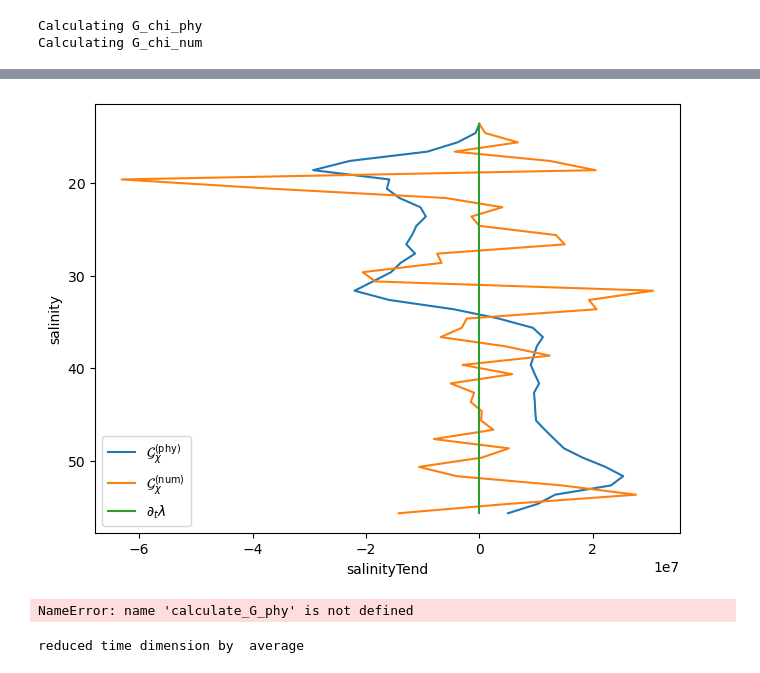
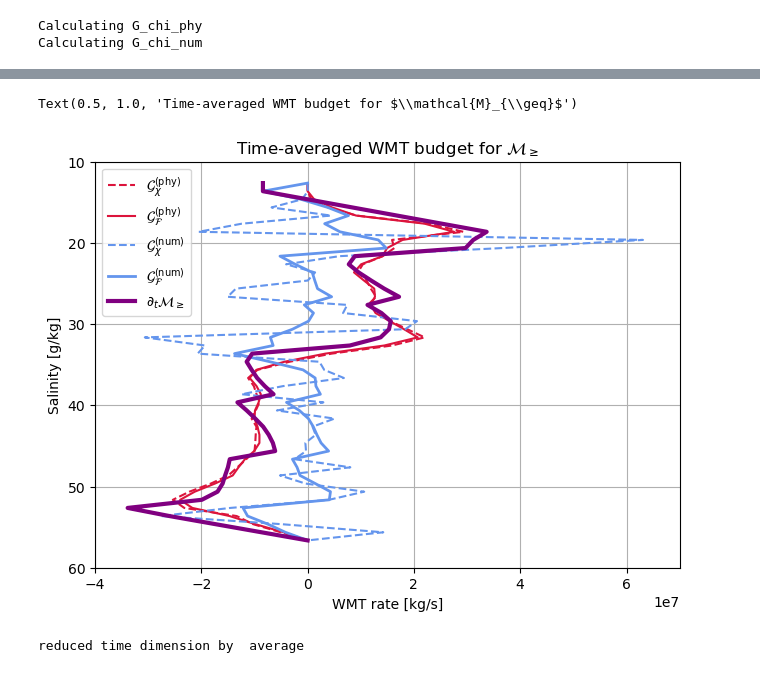
Before and after one commit to kailauyeda/WMT_DVD, a Jupyter notebook: bichan/analysis/preliminary_analysis.ipynb, the cells around one changed output, grey strips where cells are left out. Cells and saved outputs as stored; diff of their text form; code cells hidden in the pictures.

```diff
--- a/bichan/analysis/preliminary_analysis.ipynb
+++ b/bichan/analysis/preliminary_analysis.ipynb
@@ -316,7 +316,7 @@ def calculate_G_F_phy(F_variable, rho_0, mesh, ds_output, target_coord_spacing =
         d_tracerMassFlux = ds_F_volume_int_tendency_transformed[
                                     'cumulative_vol_int_tendency_' + F_variable][:,:,i] - ds_F_volume_int_tendency_transformed[
                                     'cumulative_vol_int_tendency_' + F_variable][:,:,i+1]
-        d_tracerMassFlux_dlambda = d_tracerMassFlux / dlambda
+        d_tracerMassFlux_dlambda = (d_tracerMassFlux / dlambda) * -1e3 # salinityMixTendency has units of 1e-3 / s, need to convert to compare
         G_F_phy.append(d_tracerMassFlux_dlambda)
 
     # this eliminates the first and last entry in salinity_P1 coords
@@ -409,6 +357,7 @@ def calculate_G_chi_mix(chi_variable, rho_0, mesh, ds_output, target_coord_spaci
     dV = mesh.areaCell * mesh.layerThickness.isel(Time=0)
 
     tendency = rho_0 * ds_output[chi_variable] * dV
+    ds_output['salinity'] = ds_output.salinity.ffill(dim= 'nVertLevels', limit = 1)
 
     # +2 to ensure that the upper and lower bins have Gphy = 0
     lower_bound = ds_output.salinity_P1.min() - 2
@@ -474,7 +423,7 @@ def calculate_G_chi_mix(chi_variable, rho_0, mesh, ds_output, target_coord_spaci
     for i in range(0,len(target_coords)-2):
         d_mixingFlux = mixingFlux_da[i,:,:] - mixingFlux_da[i+1,:,:]
         conv_mixingFlux = d_mixingFlux / d_lambda
-        G_chi_mix.append(conv_mixingFlux * 0.5) # by definition, G_chi_mix is multiplied by 1/2
+        G_chi_mix.append(conv_mixingFlux * -0.5) # by definition, G_chi_mix is multiplied by -1/2
 
     # convert G_chi_mix to dataset
     G_chi_mix_ds = (xr.concat(G_chi_mix, dim= 'salinity').assign_coords(salinity = salinity_trimmed)).to_dataset(name='G_chi_' + mixing_type)
@@ -781,19 +568,31 @@ ax.invert_yaxis()
-# %%
-fig,ax = plt.subplots(nrows=1,ncols=1,constrained_layout=True)
-G_phy_comp_ds.sum('nCells').mean(dim='Time').G_chi_phy.plot(y='salinity',label = r'$\mathcal{G}_\chi^{\text{(phy)}}$')
-# G_phy_comp_ds.sum('nCells').mean(dim='Time').G_F_phy_center.plot(y='salinity', label = r'$\mathcal{G}_\mathcal{F}^{\text{(phy)}}$', marker ='x')
-G_phy_comp_ds.sum('nCells').mean(dim='Time').G_chi_num.plot(y='salinity', label = r'$\mathcal{G}_\chi^{\text{(num)}}$')
-# G_F_num.sum('nCells').mean(dim='Time').plot(y='salinity', label = r'$\mathcal{G}_\mathcal{F}^{\text{(num)}}$')
-ds_dt.sum('nCells').mean(dim='Time').salinityTend.plot(y='salinity', label = r'$\partial_t \lambda$')
-
-ax.legend()
-ax.invert_yaxis()
-# %% [output]
-[figure, removed]
-# %%
-G_F_phy_ds, G_chi_phy_ds, G_phy_comp_ds =  calculate_G_phy(1026, mesh,ds_output, ds_dvd, 0.25)
-# %% [output]
-NameError: name 'calculate_G_phy' is not defined
+# %%
+fig,ax = plt.subplots(nrows=1,ncols=1,constrained_layout=True)
+
+# G_phy
+G_phy_comp_ds.mean(dim='Time').sum('nCells').G_chi_phy.plot(y='salinity',label = r'$\mathcal{G}_\chi^{\text{(phy)}}$',
+                                                            linestyle='dashed', color='crimson')
+G_phy_comp_ds.mean(dim='Time').sum('nCells').G_F_phy_center.plot(y='salinity', label = r'$\mathcal{G}_\mathcal{F}^{\text{(phy)}}$', color = 'crimson')
+
+# G_num
+G_phy_comp_ds.mean(dim='Time').sum('nCells').G_chi_num.plot(y='salinity', label = r'$\mathcal{G}_\chi^{\text{(num)}}$',
+                                                            linestyle='dashed',color='cornflowerblue')
+G_F_num.mean(dim='Time').sum('nCells').plot(y='salinity', label = r'$\mathcal{G}_\mathcal{F}^{\text{(num)}}$',linewidth = 2, color='cornflowerblue')
+# ds_dt.mean(dim='Time').sum('nCells').salinityTend.plot(y='salinity', label = r'$\partial_t \lambda$')
+
+# dM/dt
+dM_dt.sum('nCells').mean(dim='Time').plot(y='salinity',label = r'$\partial_t \mathcal{M}_{\geq}$', color='purple',linewidth = 3)
+
+ax.grid()
+ax.set_ylim(10,60)
+ax.set_xlim(-4e7, 7e7)
+ax.legend()
+ax.invert_yaxis()
+ax.set_xlabel('WMT rate [kg/s]')
+ax.set_ylabel('Salinity [g/kg]')
+ax.set_title(r'Time-averaged WMT budget for $\mathcal{M}_{\geq}$')
+# %% [output]
+Text(0.5, 1.0, 'Time-averaged WMT budget for $\\mathcal{M}_{\\geq}$')
+[figure, added]
 # %%
 G_F_phy_avg, cumsum_G_F_phy_avg = vertical_cumsum(G_phy_comp_ds, 'G_F_phy_center', 'average')
 # %% [output]
```
Also changed, not shown: parts of 27 cells of this notebook.
